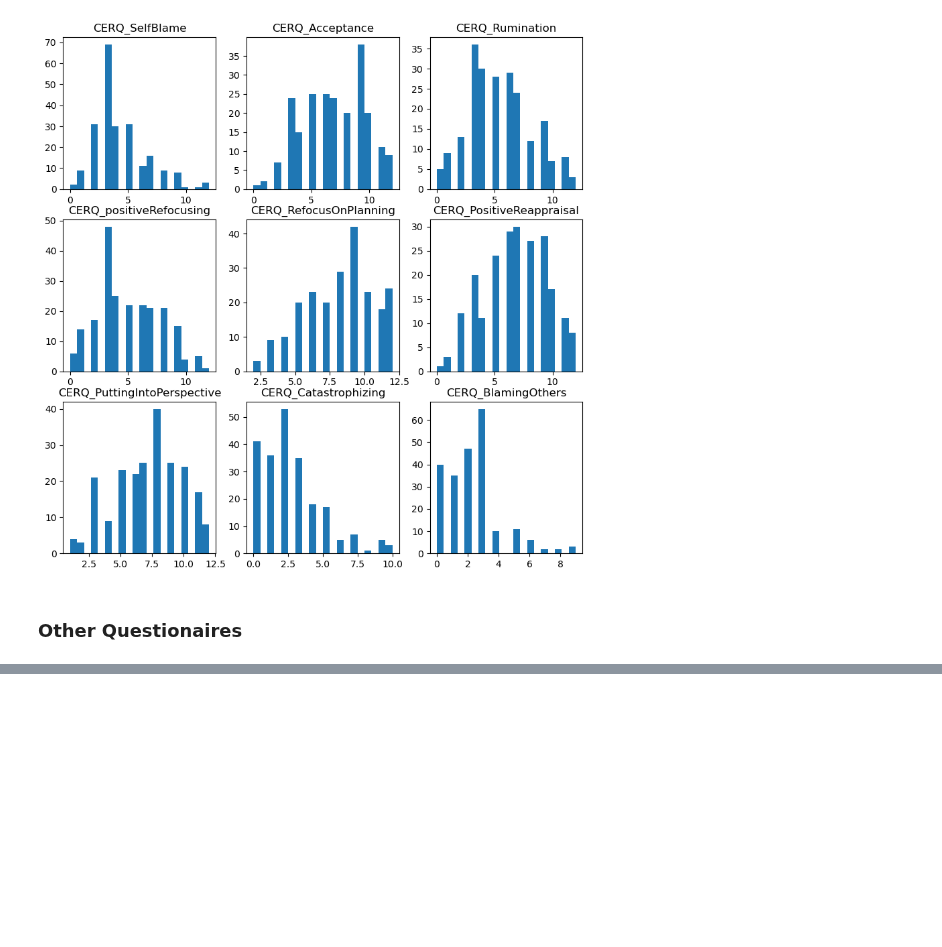
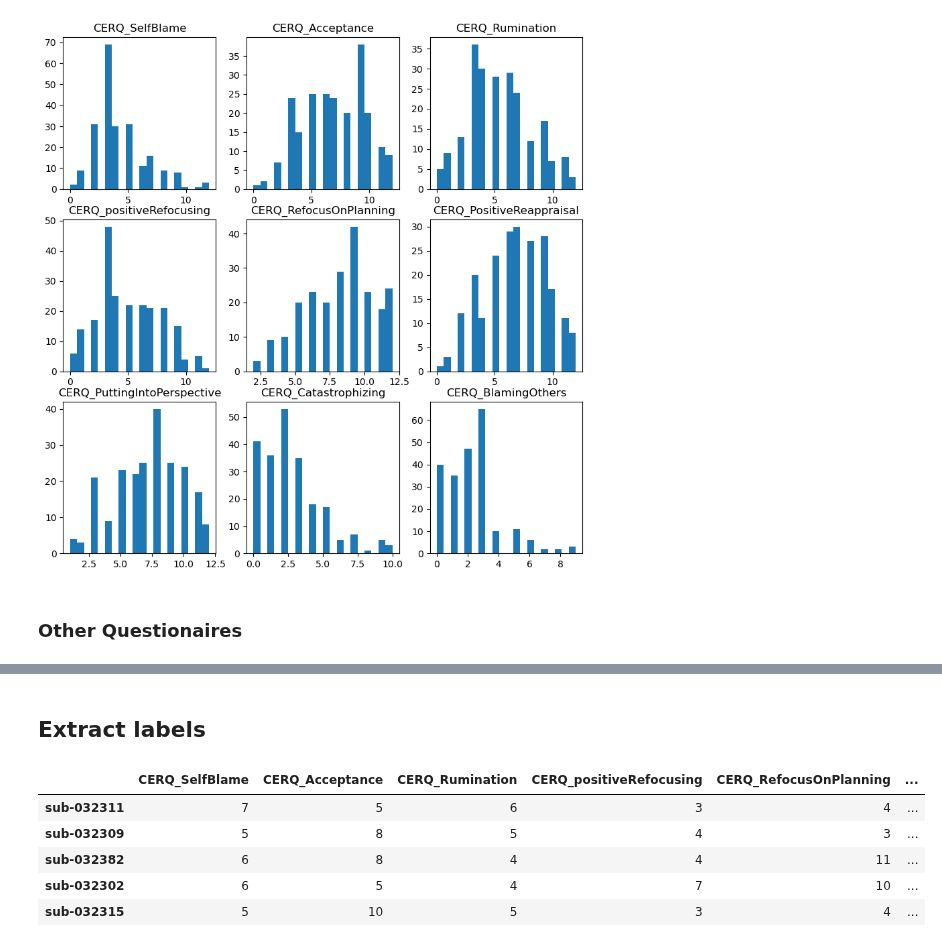
Before and after one commit to Yeganehfrh/EEGModalNet, a Jupyter notebook: notebooks/BehavioralData.ipynb, the cells around one changed output, grey strips where cells are left out. Saved outputs shown, nothing was run; the diff lists cells and outputs as text; code cells hidden in the pictures; blank space fills up the shorter version.

```diff
--- a/notebooks/BehavioralData.ipynb
+++ b/notebooks/BehavioralData.ipynb
@@ -112,0 +117,14 @@ TICS_ScreeningScaleS: Screening Scales
+# %% [markdown]
+## Extract labels
+# %%
+questionnaires = ['TEIQue-SF', 'ERQ', 'CERQ', 'COPE', 'MARS', 'TAS', 'PSQ']
+name = questionnaires[2]
+data = pd.read_csv(data_dir+f'{name}.csv', index_col=0)
+data.head()
+# %% [output]
+|  | CERQ_SelfBlame | CERQ_Acceptance | CERQ_Rumination | CERQ_positiveRefocusing | CERQ_RefocusOnPlanning | ... |
+| sub-032311 | 7 | 5 | 6 | 3 | 4 | ... |
+| sub-032309 | 5 | 8 | 5 | 4 | 3 | ... |
+| sub-032382 | 6 | 8 | 4 | 4 | 11 | ... |
+| sub-032302 | 6 | 5 | 4 | 7 | 10 | ... |
+| sub-032315 | 5 | 10 | 5 | 3 | 4 | ... |
```
Also changed, not shown: parts of 6 cells of this notebook.
